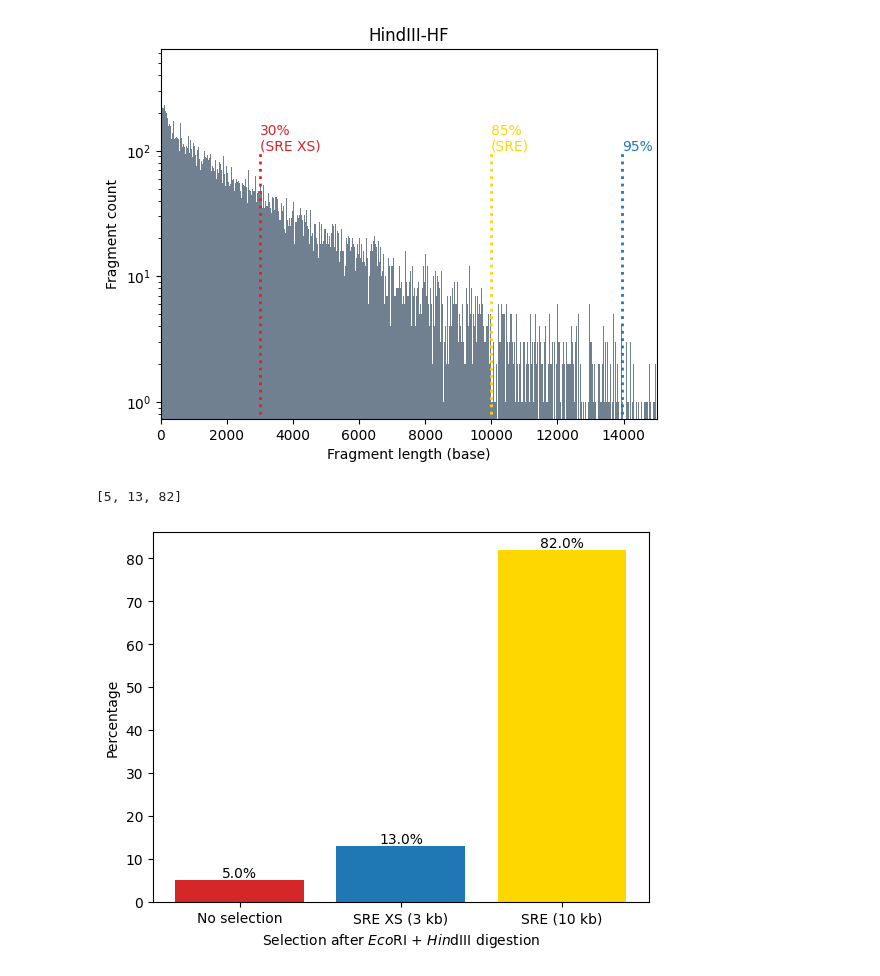
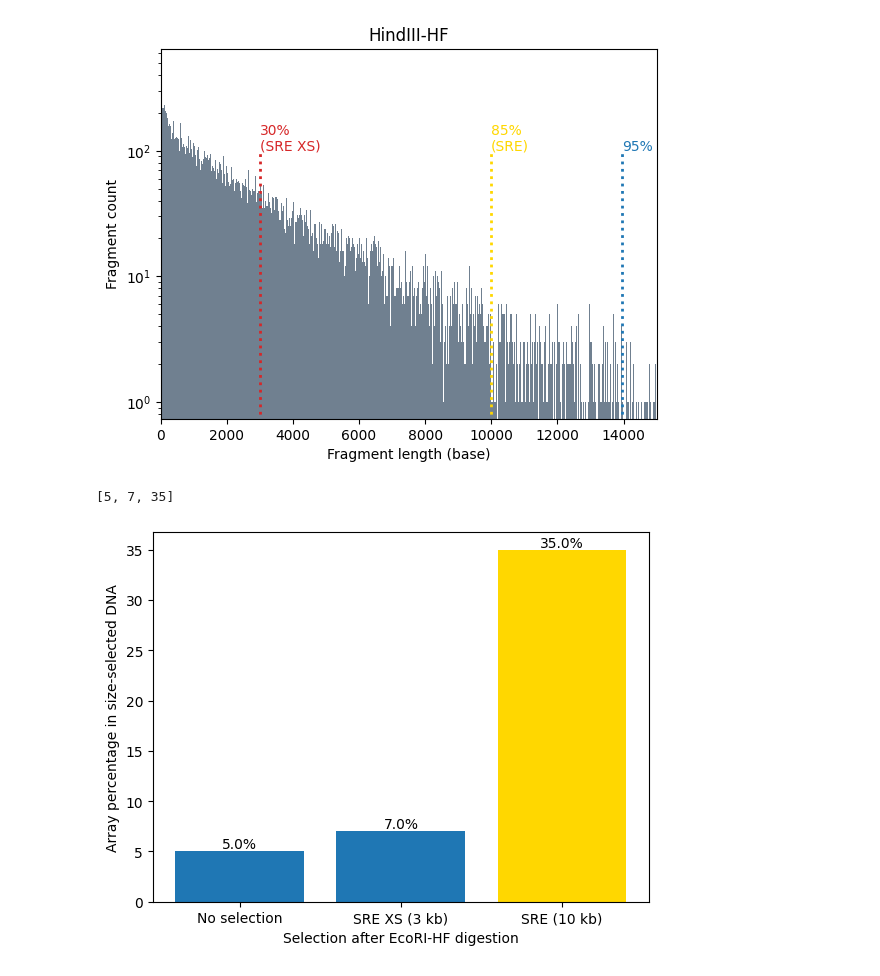
Before and after one commit to JeromeeX/wormdigester, a Jupyter notebook: wormdigester.ipynb, the cells around one changed output. Cells and saved outputs as stored; diff of their text form; code cells hidden in the pictures.

Commit message:
Changes on colors and description.

```diff
--- a/wormdigester.ipynb
+++ b/wormdigester.ipynb
@@ -162,29 +162,34 @@ plotting("HindIII-HF", "HindIII-HF")
 # %%
 import matplotlib.pyplot as plt
 
 def comparison(zyme1, zyme2):
     digestion = digest(zyme1, zyme2)
 
     def size_to_percent(fragments, n):
         above_cutoff = 0
         for i in fragments:
             if i >= n:
                 above_cutoff += i
         return round(5000000 * 100/(above_cutoff + 5000000))
 
     comparisonlist = ["No selection", "SRE XS (3 kb)", "SRE (10 kb)"]
     percentagelist = [5, size_to_percent(digestion, 3000), size_to_percent(digestion, 10000)]
-    bar_colors = ["tab:red", "tab:blue", "gold"]
+    bar_colors = ["tab:blue", "tab:blue", "gold"]
 
     fig, ax = plt.subplots()
     bar_container = ax.bar(comparisonlist, percentagelist, color=bar_colors)
-    ax.set(ylabel="Percentage", xlabel = r"Selection after $\it{Eco}$RI + $\it{Hin}$dIII digestion")
+    if zyme1 == zyme2:
+        ax.set(ylabel="Array percentage in size-selected DNA", xlabel = "Selection after " + zyme1 + " digestion")
+        plt.savefig("Array percentage comparison " + zyme1, dpi=500)
+    else:
+        ax.set(ylabel="Array percentage in size-selected DNA", xlabel = "Selection after " + zyme1 + " & " + zyme2 + " digestion")
+        plt.savefig("Array percentage comparison " + zyme1 + " & " + zyme2, dpi=500)
     ax.bar_label(bar_container, fmt=lambda x: str(x) + "%")
-    plt.savefig("Array percentage comparison", dpi=500)
+
 
     return percentagelist
 
-comparison("EcoRI-HF", "HindIII-HF")
+comparison("EcoRI-HF", "EcoRI-HF")
 # %% [output]
-[5, 13, 82]
+[5, 7, 35]
-[figure, old version]
+[figure, new version]
```
Also changed, not shown: parts of 4 cells of this notebook, 12 other files.
